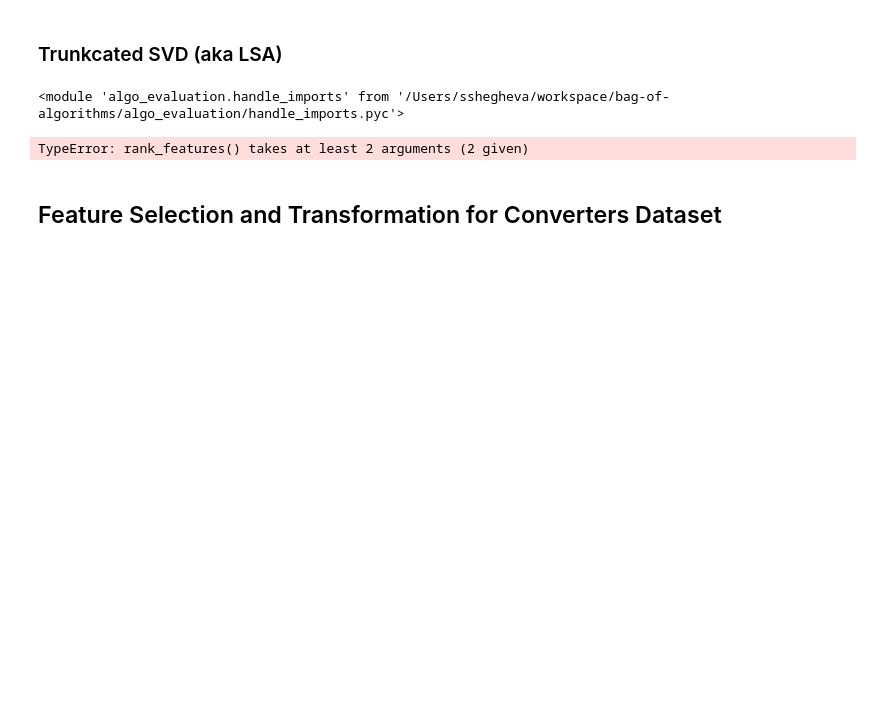
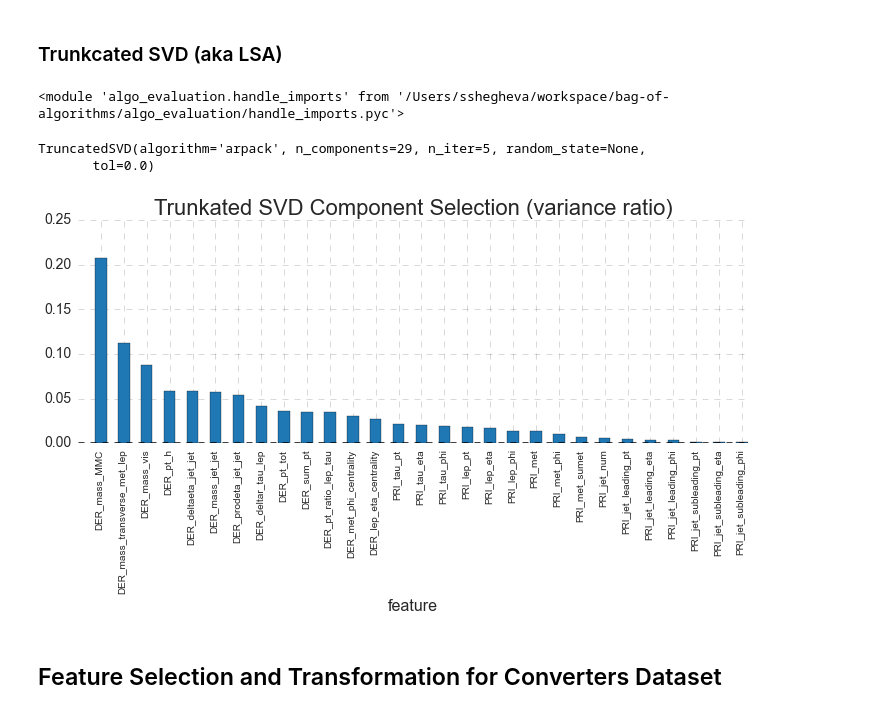
Before and after one commit to sshegheva/bag-of-algorithms, a Jupyter notebook: analysis/notebooks/Unsupervised Learning and Dimensionality Reduction.ipynb, the cells around one changed output. Drawn from its saved outputs; the diff is of its cells as text; code cells hidden in the pictures; blank space fills up the shorter version.

```diff
--- a/analysis/notebooks/Unsupervised Learning and Dimensionality Reduction.ipynb
+++ b/analysis/notebooks/Unsupervised Learning and Dimensionality Reduction.ipynb
@@ -178,9 +178,11 @@ reload(handle_imports)
 # %% [output]
 <module 'algo_evaluation.handle_imports' from '/Users/sshegheva/workspace/bag-of-algorithms/algo_evaluation/handle_imports.pyc'>
 # %%
-lsa_comp = trunk_svd.rank_features(higgs_data, display=True)
+lsa_comp = trunk_svd.rank_features(higgs_data, all_higgs_features-1, display=True)
 # %% [output]
-TypeError: rank_features() takes at least 2 arguments (2 given)
+TruncatedSVD(algorithm='arpack', n_components=29, n_iter=5, random_state=None,
+       tol=0.0)
+[figure, added]
 # %% [markdown]
 ## Feature Selection and Transformation for Converters Dataset
 # %% [markdown]
```
Also changed, not shown: 1 other file.
